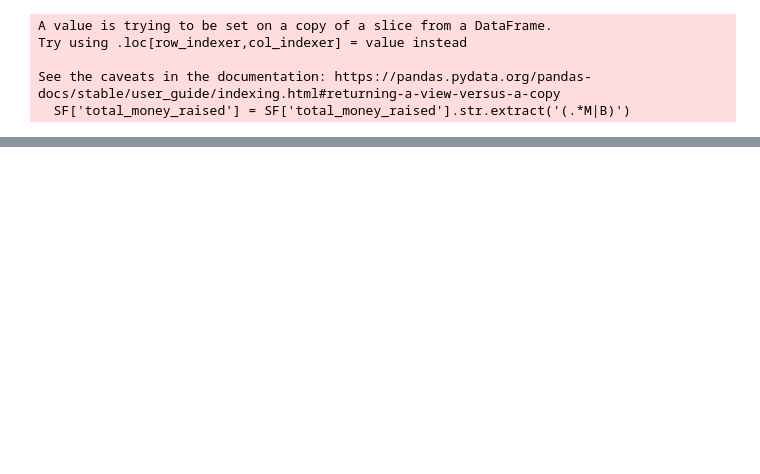
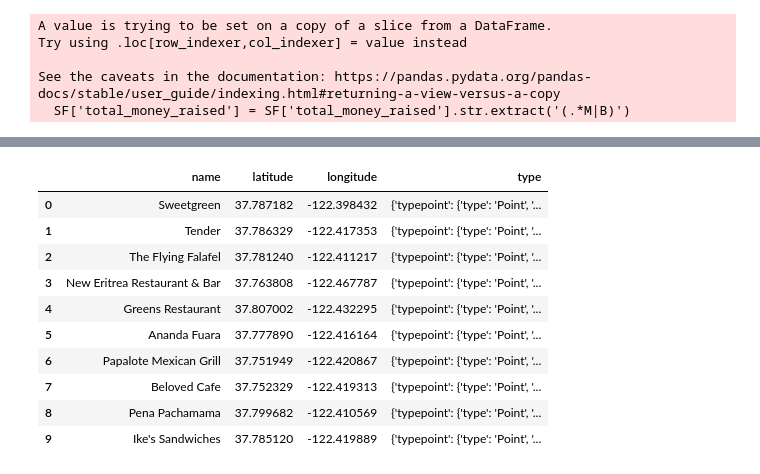
Before and after one commit to MaxTabo/PROJECT3, a Jupyter notebook: NEW testing.ipynb, the cells around one changed output, grey strips where cells are left out. Cells and saved outputs as stored; diff of their text form; code cells hidden in the pictures; blank space fills up the shorter version.

```diff
--- a/NEW testing.ipynb
+++ b/NEW testing.ipynb
@@ -338,0 +610,15 @@ SF
+# %%
+air_list = []
+for i in response_air["results"]:
+
+    name = i["name"]
+    lat = i["geocodes"]["main"]["latitude"]
+    lon = i["geocodes"]["main"]["longitude"]
+
+    type_ = {"typepoint":
+                          {"type": "Point",
+                           "coordinates": [lat, lon]}}
+
+    air_list.append({"name":name, "latitude":lat, "longitude":lon, "type":type_})
+
+air_list
@@ -338,0 +673,9 @@ SF
+# %%
+url_vegan = "https://api.foursquare.com/v3/places/search?ll=37.787646%2C-122.402759&categories=13377"
+
+headers = {
+    "accept": "application/json",
+    "Authorization": "fsq3EdDQD81IVcvCg3+snCGriZRWovWDJRU0C+/hN2WgRIo="
+}
+
+response_vegan = requests.get(url_vegan, headers=headers).json()
@@ -338,0 +686,14 @@ SF
+# %%
+new_list_vegan = []
+for i in response_vegan["results"]:
+
+    name = i["name"]
+    lat = i["geocodes"]["main"]["latitude"]
+    lon = i["geocodes"]["main"]["longitude"]
+
+    type_ = {"typepoint":
+                          {"type": "Point",
+                           "coordinates": [lat, lon]}}
+
+    new_list_vegan.append({"name":name, "latitude":lat, "longitude":lon, "type":type_})
+new_list_vegan
@@ -338,0 +718,16 @@ SF
+# %%
+vegan_df=pd.DataFrame(new_list_vegan)
+# %%
+vegan_df
+# %% [output]
+|  | name | latitude | longitude | type |
+| 0 | Sweetgreen | 37.787182 | -122.398432 | {'typepoint': {'type': 'Point', '... |
+| 1 | Tender | 37.786329 | -122.417353 | {'typepoint': {'type': 'Point', '... |
+| 2 | The Flying Falafel | 37.781240 | -122.411217 | {'typepoint': {'type': 'Point', '... |
+| 3 | New Eritrea Restaurant & Bar | 37.763808 | -122.467787 | {'typepoint': {'type': 'Point', '... |
+| 4 | Greens Restaurant | 37.807002 | -122.432295 | {'typepoint': {'type': 'Point', '... |
+| 5 | Ananda Fuara | 37.777890 | -122.416164 | {'typepoint': {'type': 'Point', '... |
+| 6 | Papalote Mexican Grill | 37.751949 | -122.420867 | {'typepoint': {'type': 'Point', '... |
+| 7 | Beloved Cafe | 37.752329 | -122.419313 | {'typepoint': {'type': 'Point', '... |
+| 8 | Pena Pachamama | 37.799682 | -122.410569 | {'typepoint': {'type': 'Point', '... |
+| 9 | Ike's Sandwiches | 37.785120 | -122.419889 | {'typepoint': {'type': 'Point', '... |
```
Also changed, not shown: parts of 102 cells of this notebook, 2 other files.
